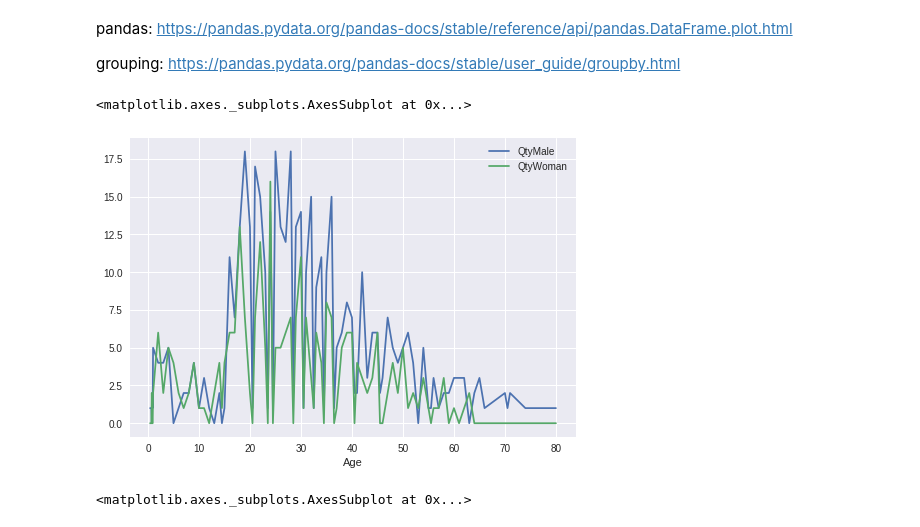
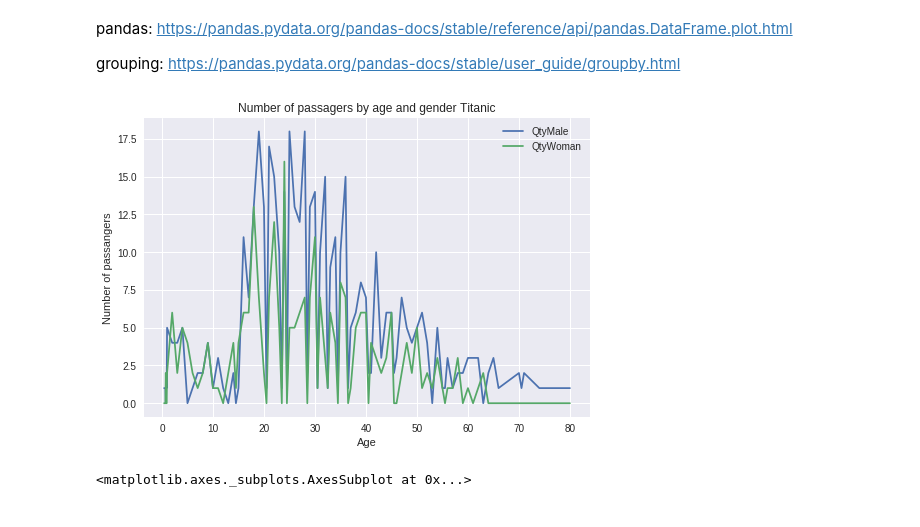
Before and after one commit to AndresUrregoAngel/Python, a Jupyter notebook: ML/Figures.ipynb, the cells around one changed output. Cells and saved outputs as stored; diff of their text form; code cells hidden in the pictures.

```diff
--- a/ML/Figures.ipynb
+++ b/ML/Figures.ipynb
@@ -49,33 +49,37 @@ grouping: https://pandas.pydata.org/pandas-docs/stable/user_guide/groupby.html
 # %%
 import pandas as pd
 import numpy as np
+import matplotlib as mpl
+import matplotlib.pyplot as plt
 
 df = pd.read_csv('https://raw.githubusercontent.com/AndresUrregoAngel/Python_QuickCourse/master/Data/titanic.csv')
 
 dfsex = df[['Sex','Age']]
 
 # Filer by sex
 dfmale  = dfsex.loc[dfsex['Sex'] == 'male']
 dfwoman  = dfsex.loc[dfsex['Sex'] == 'female']
 
 # Grouping
 
 dfmale.columns =['QtyMale','Age']  # I need to change the column name before passed by the grouping
 dfmaleg = dfmale.groupby('Age').count()
 
 dfwoman.columns =['QtyWoman','Age']  # I need to change the column name before passed by the grouping
 dfwomang = dfwoman.groupby('Age').count()
 
 
 # Get df for figures
 dfg = pd.concat([dfmaleg,dfwomang], axis=1)
 dfg['QtyMale'].fillna(0, inplace=True)
 dfg['QtyWoman'].fillna(0, inplace=True)
 
 dfg.plot(kind='line')
+plt.ylabel('Number of passangers')
+plt.title('Number of passagers by age and gender Titanic')
+plt.show()
 # %% [output]
-<matplotlib.axes._subplots.AxesSubplot at 0x...>
-[figure, old version]
+[figure, new version]
 # %%
 dfsex = df.groupby('Sex').count()
 
```
Also changed, not shown: parts of 1 cell of this notebook.
